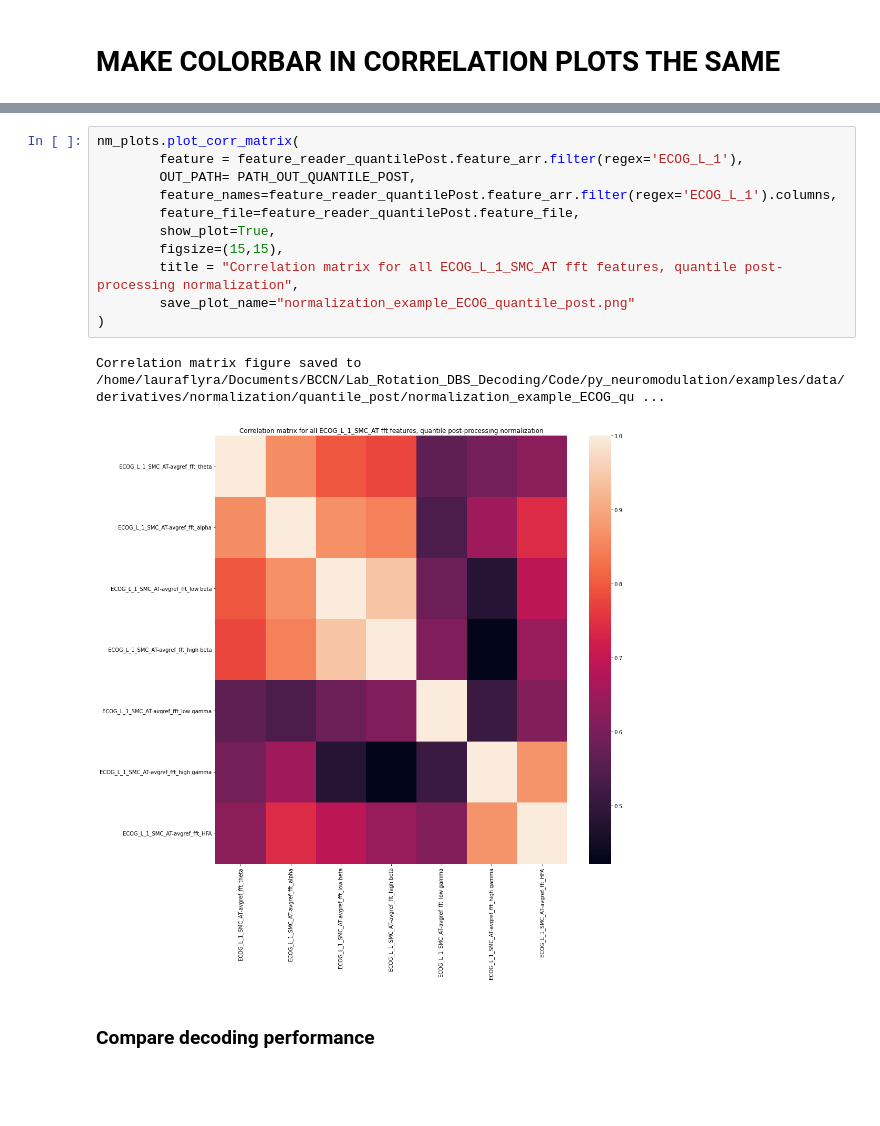
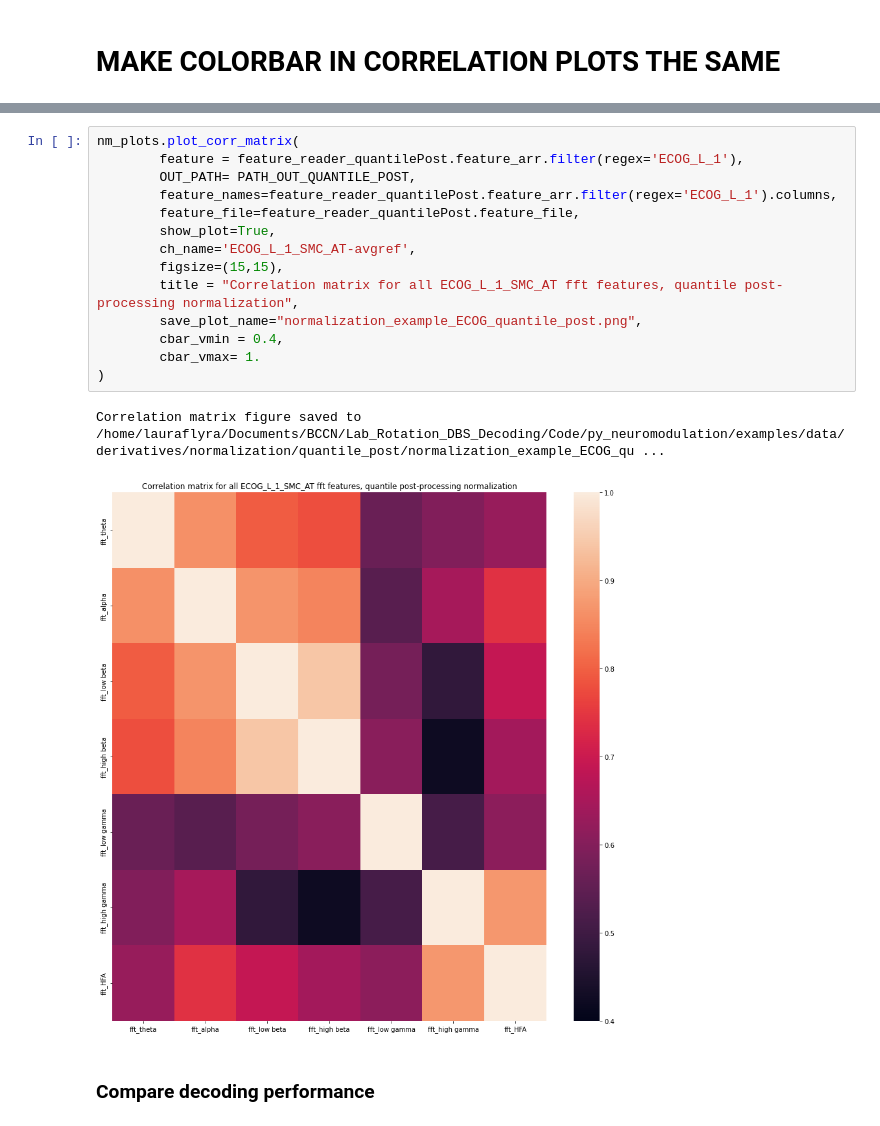
Before and after one commit to neuromodulation/py_neuromodulation, a Jupyter notebook: examples/example_normalization.ipynb, the cells around one changed output, grey strips where cells are left out. Drawn from its saved outputs; the diff is of its cells as text; blank space fills up the shorter version.

```diff
--- a/examples/example_normalization.ipynb
+++ b/examples/example_normalization.ipynb
@@ -481,17 +526,20 @@ Correlation matrix figure saved to /home/lauraflyra/Documents/BCCN/Lab_Rotation_
 # %%
 nm_plots.plot_corr_matrix(
         feature = feature_reader_quantilePost.feature_arr.filter(regex='ECOG_L_1'),
         OUT_PATH= PATH_OUT_QUANTILE_POST,
         feature_names=feature_reader_quantilePost.feature_arr.filter(regex='ECOG_L_1').columns,
         feature_file=feature_reader_quantilePost.feature_file,
         show_plot=True,
+        ch_name='ECOG_L_1_SMC_AT-avgref',
         figsize=(15,15),
         title = "Correlation matrix for all ECOG_L_1_SMC_AT fft features, quantile post-processing normalization",
-        save_plot_name="normalization_example_ECOG_quantile_post.png"
+        save_plot_name="normalization_example_ECOG_quantile_post.png",
+        cbar_vmin = 0.4,
+        cbar_vmax= 1.
 )
 # %% [output]
 Correlation matrix figure saved to /home/lauraflyra/Documents/BCCN/Lab_Rotation_DBS_Decoding/Code/py_neuromodulation/examples/data/derivatives/normalization/quantile_post/normalization_example_ECOG_qu ...
-[figure, old version]
+[figure, new version]
 # %% [markdown]
 ### Compare decoding performance
 # %%
```
Also changed, not shown: parts of 13 cells of this notebook.
